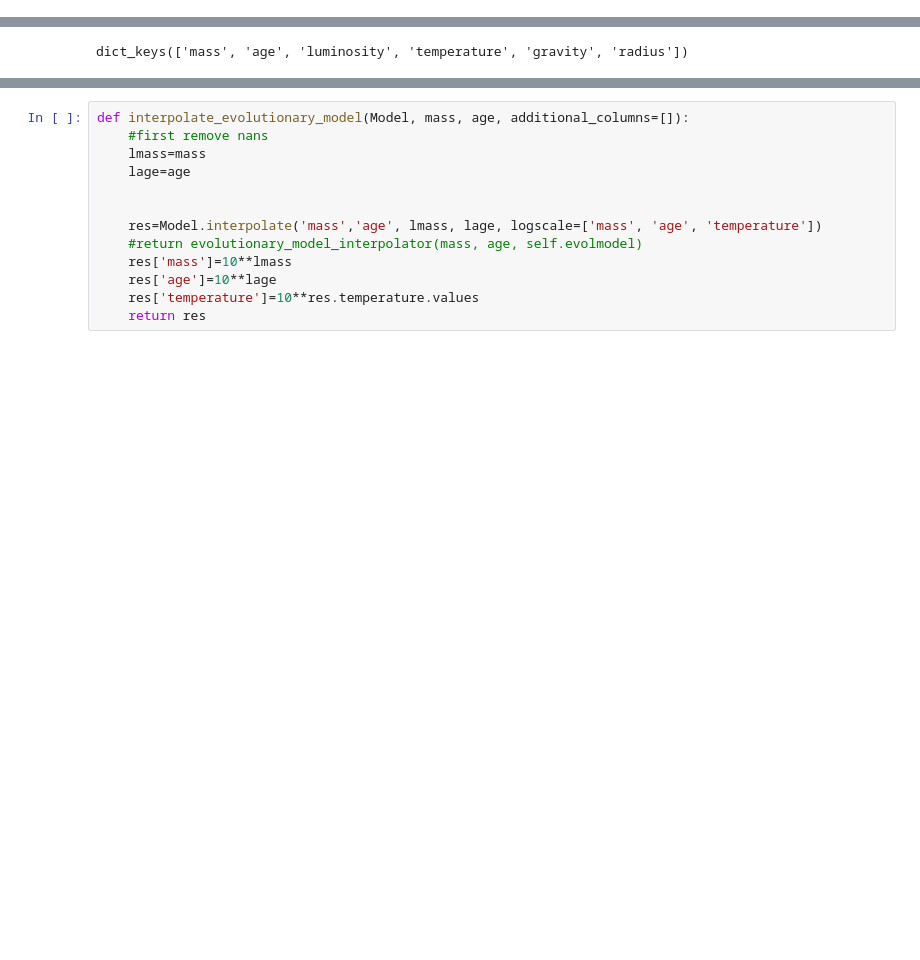
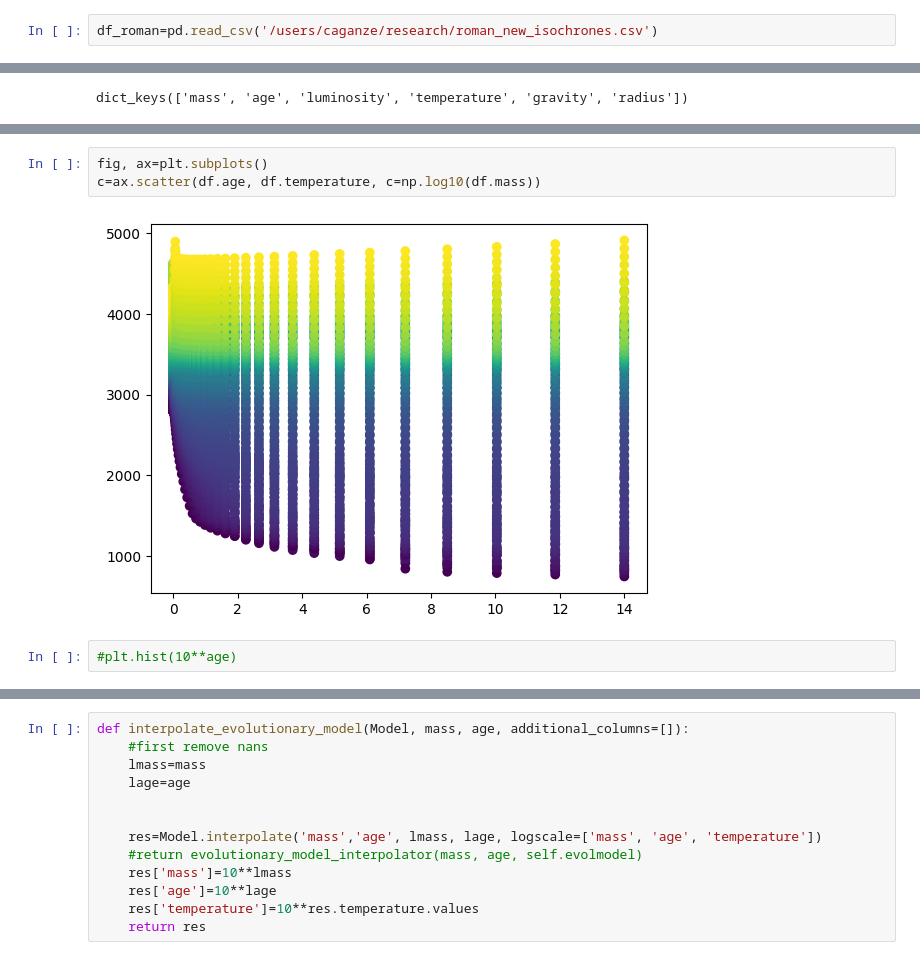
Before and after one commit to caganze/popsimdata, a Jupyter notebook: notebooks/Playing with interpolators.ipynb, the cells around one changed output, grey strips where cells are left out. Saved outputs shown, nothing was run; the diff lists cells and outputs as text; blank space fills up the shorter version.

```diff
--- a/notebooks/Playing with interpolators.ipynb
+++ b/notebooks/Playing with interpolators.ipynb
@@ -12,3 +12,5 @@ import numpy as np
 import pandas as pd
 from popsims import fast_2d_interpolation
 %matplotlib inline
+# %%
+df_roman=pd.read_csv('/users/caganze/research/roman_new_isochrones.csv')
@@ -62,2 +84,9 @@ res=m.interpolate('mass','age', mass, age)
+# %%
+fig, ax=plt.subplots()
+c=ax.scatter(df.age, df.temperature, c=np.log10(df.mass))
+# %% [output]
+[figure, added]
+# %%
+#plt.hist(10**age)
 # %%
 fig, ax=plt.subplots()
```
Also changed, not shown: parts of 11 cells of this notebook, 8 other files.
